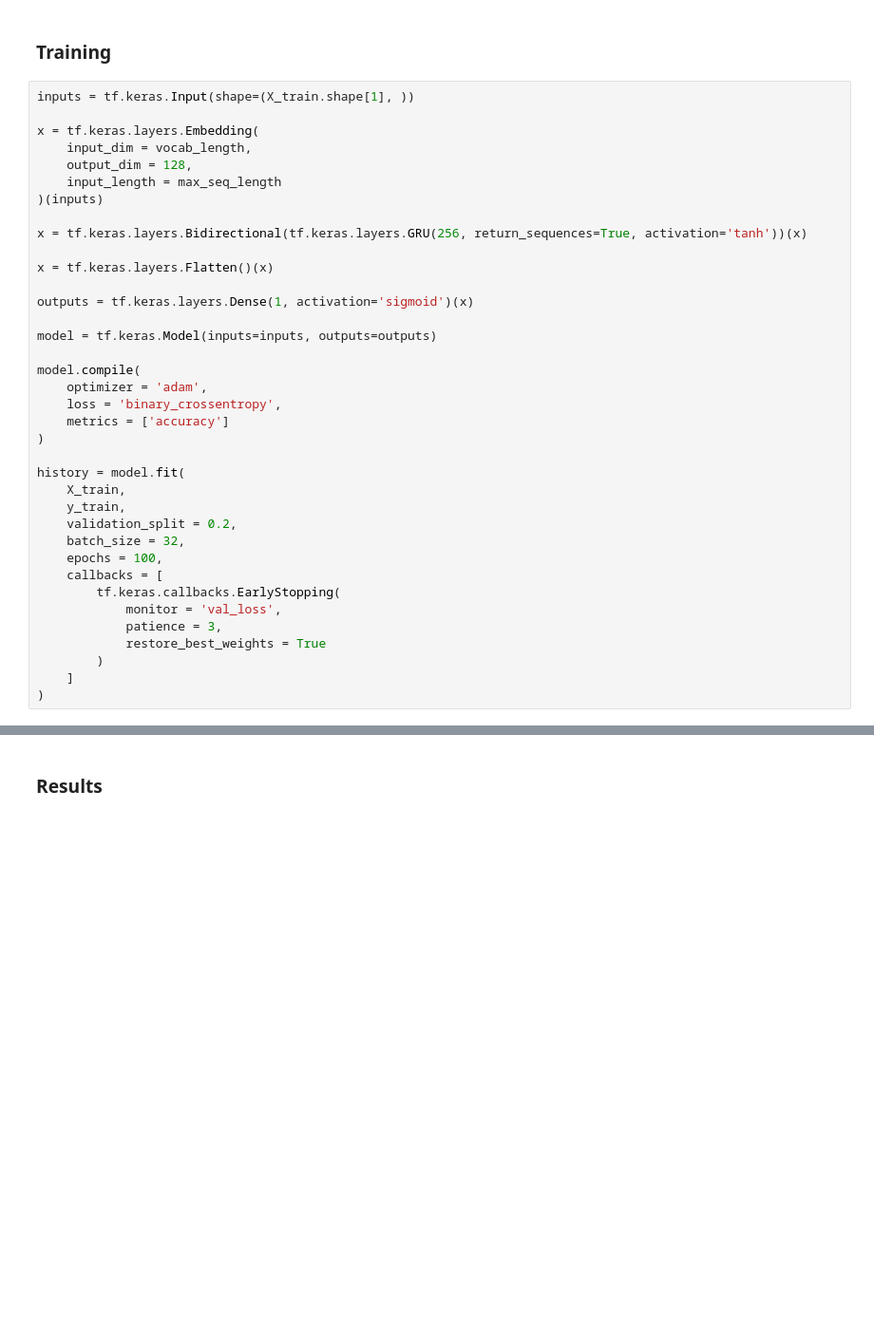
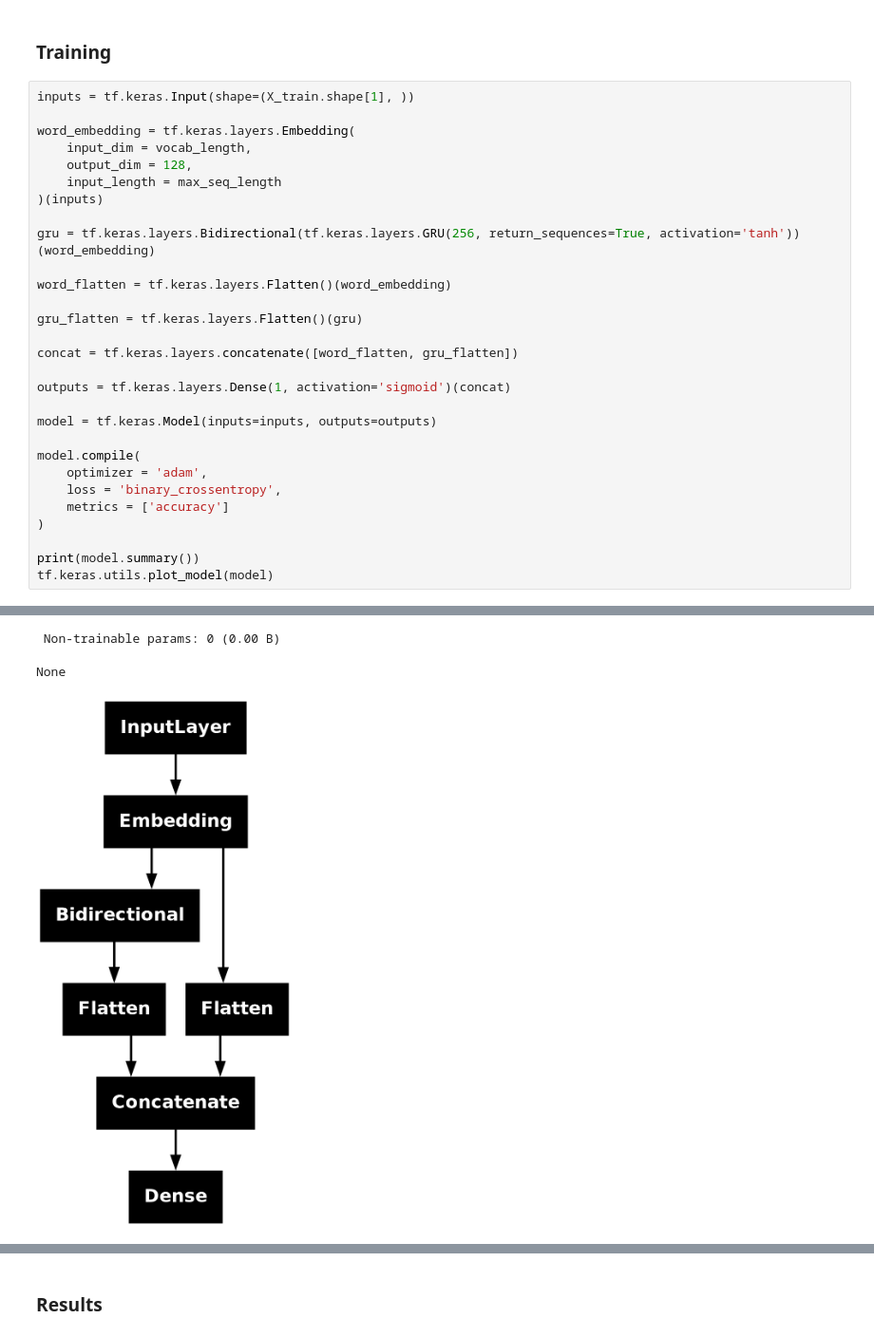
Before and after one commit to aditya040891/Basic-End-to-End-Scikit-Learn-TensorFlow-projects-, a Jupyter notebook: clothing-review-rating-prediction/clothing_review_rating_prediction.ipynb, the cells around one changed output, grey strips where cells are left out. Shown at 95% size. Cells and saved outputs as stored; diff of their text form; blank space fills up the shorter version.

```diff
--- a/clothing-review-rating-prediction/clothing_review_rating_prediction.ipynb
+++ b/clothing-review-rating-prediction/clothing_review_rating_prediction.ipynb
@@ -194,17 +194,21 @@ X_train.shape
 # %%
 inputs = tf.keras.Input(shape=(X_train.shape[1], ))
 
-x = tf.keras.layers.Embedding(
+word_embedding = tf.keras.layers.Embedding(
     input_dim = vocab_length,
     output_dim = 128,
     input_length = max_seq_length
 )(inputs)
 
-x = tf.keras.layers.Bidirectional(tf.keras.layers.GRU(256, return_sequences=True, activation='tanh'))(x)
+gru = tf.keras.layers.Bidirectional(tf.keras.layers.GRU(256, return_sequences=True, activation='tanh'))(word_embedding)
 
-x = tf.keras.layers.Flatten()(x)
+word_flatten = tf.keras.layers.Flatten()(word_embedding)
 
-outputs = tf.keras.layers.Dense(1, activation='sigmoid')(x)
+gru_flatten = tf.keras.layers.Flatten()(gru)
+
+concat = tf.keras.layers.concatenate([word_flatten, gru_flatten])
+
+outputs = tf.keras.layers.Dense(1, activation='sigmoid')(concat)
 
 model = tf.keras.Model(inputs=inputs, outputs=outputs)
 
@@ -214,18 +218,6 @@ model.compile(
     metrics = ['accuracy']
 )
 
-history = model.fit(
-    X_train,
-    y_train,
-    validation_split = 0.2,
-    batch_size = 32,
-    epochs = 100,
-    callbacks = [
-        tf.keras.callbacks.EarlyStopping(
-            monitor = 'val_loss',
-            patience = 3,
-            restore_best_weights = True
-        )
-    ]
-)
+print(model.summary())
+tf.keras.utils.plot_model(model)
 # %% [output]
@@ -239,0 +244,3 @@ Epoch 4/100
+ Non-trainable params: 0 (0.00 B)
+None
+[figure, added]
```
Also changed, not shown: parts of 6 cells of this notebook, 1 other file.
